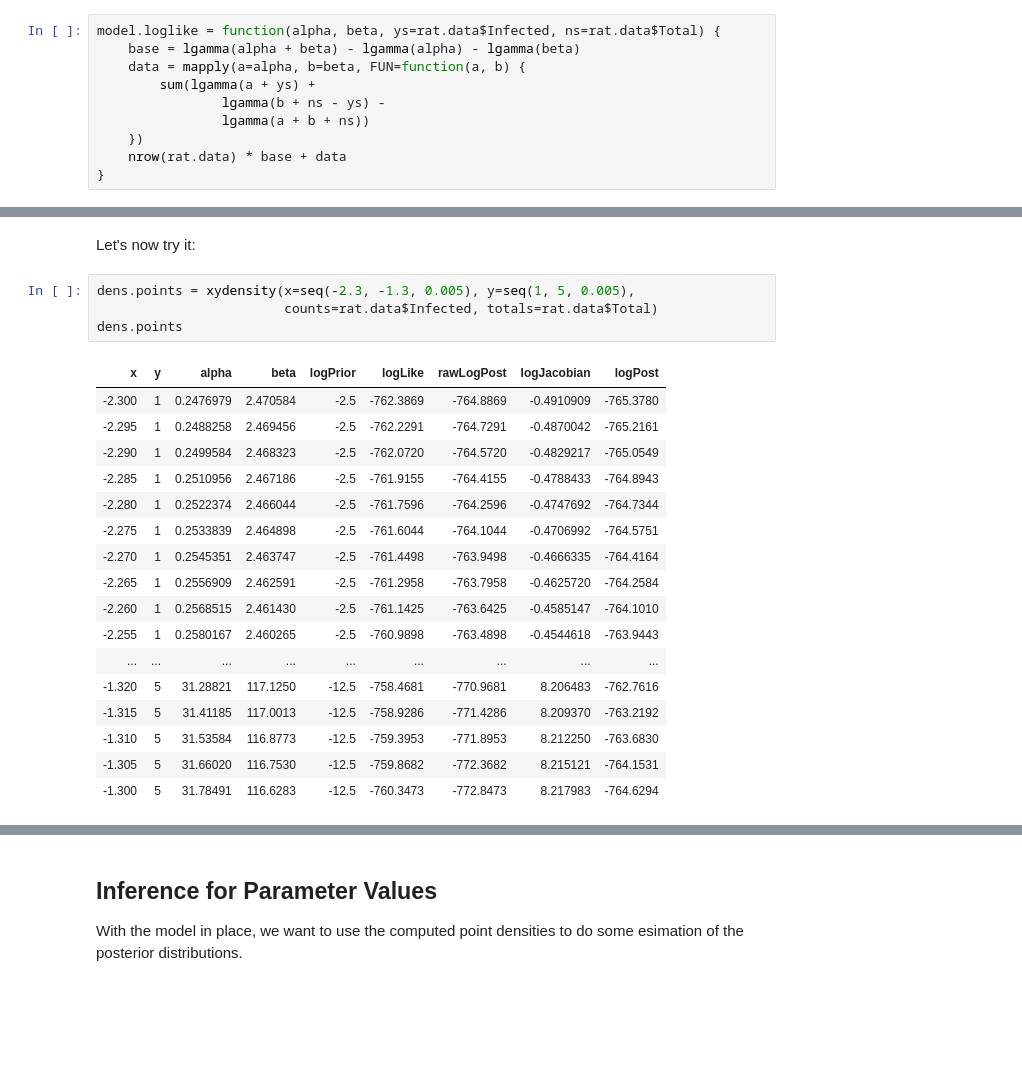
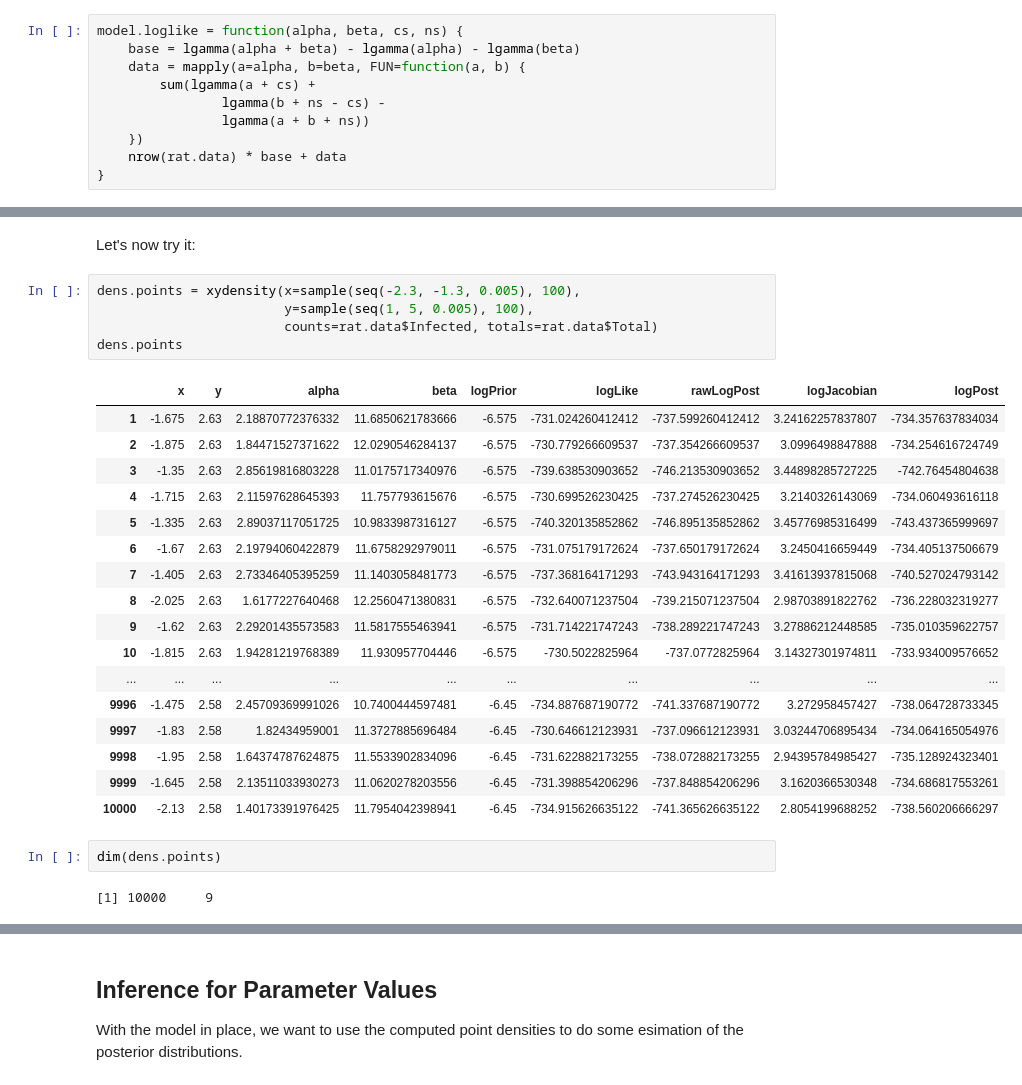
Before and after one commit to mdekstrand/rat-tumors, a Jupyter notebook: ModularTumors.ipynb, the cells around one changed output, grey strips where cells are left out. Drawn from its saved outputs; the diff is of its cells as text; blank space fills up the shorter version.

```diff
--- a/ModularTumors.ipynb
+++ b/ModularTumors.ipynb
@@ -92,11 +93,11 @@ We will compute this log-transformed.
 # %% [markdown]
 So we define the log likelihood function for this model. It will take as input $\alpha$ and $\beta$ vectors (which should be the same length), and return the log likelihood of each $(\alpha, \beta)$ value given the $\mathbf{c}$ and $\mathbf{n}$ vectors:
 # %%
-model.loglike = function(alpha, beta, ys=rat.data$Infected, ns=rat.data$Total) {
+model.loglike = function(alpha, beta, cs, ns) {
     base = lgamma(alpha + beta) - lgamma(alpha) - lgamma(beta)
     data = mapply(a=alpha, b=beta, FUN=function(a, b) {
-        sum(lgamma(a + ys) +
-                lgamma(b + ns - ys) -
+        sum(lgamma(a + cs) +
+                lgamma(b + ns - cs) -
                 lgamma(a + b + ns))
     })
     nrow(rat.data) * base + data
@@ -145,25 +146,30 @@ xydensity = function(x, y, counts, totals, prior=model.prior, loglike=model.logl
 # %% [markdown]
 Let's now try it:
 # %%
-dens.points = xydensity(x=seq(-2.3, -1.3, 0.005), y=seq(1, 5, 0.005),
+dens.points = xydensity(x=sample(seq(-2.3, -1.3, 0.005), 100),
+                        y=sample(seq(1, 5, 0.005), 100),
                         counts=rat.data$Infected, totals=rat.data$Total)
 dens.points
 # %% [output]
-| x | y | alpha | beta | logPrior | logLike | rawLogPost | logJacobian | logPost |
-| -2.300 | 1 | 0.2476979 | 2.470584 | -2.5 | -762.3869 | -764.8869 | -0.4910909 | -765.3780 |
-| -2.295 | 1 | 0.2488258 | 2.469456 | -2.5 | -762.2291 | -764.7291 | -0.4870042 | -765.2161 |
-| -2.290 | 1 | 0.2499584 | 2.468323 | -2.5 | -762.0720 | -764.5720 | -0.4829217 | -765.0549 |
-| -2.285 | 1 | 0.2510956 | 2.467186 | -2.5 | -761.9155 | -764.4155 | -0.4788433 | -764.8943 |
-| -2.280 | 1 | 0.2522374 | 2.466044 | -2.5 | -761.7596 | -764.2596 | -0.4747692 | -764.7344 |
-| -2.275 | 1 | 0.2533839 | 2.464898 | -2.5 | -761.6044 | -764.1044 | -0.4706992 | -764.5751 |
-| -2.270 | 1 | 0.2545351 | 2.463747 | -2.5 | -761.4498 | -763.9498 | -0.4666335 | -764.4164 |
-| -2.265 | 1 | 0.2556909 | 2.462591 | -2.5 | -761.2958 | -763.7958 | -0.4625720 | -764.2584 |
-| -2.260 | 1 | 0.2568515 | 2.461430 | -2.5 | -761.1425 | -763.6425 | -0.4585147 | -764.1010 |
-| -2.255 | 1 | 0.2580167 | 2.460265 | -2.5 | -760.9898 | -763.4898 | -0.4544618 | -763.9443 |
-| ... | ... | ... | ... | ... | ... | ... | ... | ... |
-| -1.320 | 5 | 31.28821 | 117.1250 | -12.5 | -758.4681 | -770.9681 | 8.206483 | -762.7616 |
-| -1.315 | 5 | 31.41185 | 117.0013 | -12.5 | -758.9286 | -771.4286 | 8.209370 | -763.2192 |
-| -1.310 | 5 | 31.53584 | 116.8773 | -12.5 | -759.3953 | -771.8953 | 8.212250 | -763.6830 |
-| -1.305 | 5 | 31.66020 | 116.7530 | -12.5 | -759.8682 | -772.3682 | 8.215121 | -764.1531 |
-| -1.300 | 5 | 31.78491 | 116.6283 | -12.5 | -760.3473 | -772.8473 | 8.217983 | -764.6294 |
+|  | x | y | alpha | beta | logPrior | logLike | rawLogPost | logJacobian | logPost |
+| 1 | -1.675 | 2.63 | 2.18870772376332 | 11.6850621783666 | -6.575 | -731.024260412412 | -737.599260412412 | 3.24162257837807 | -734.357637834034 |
+| 2 | -1.875 | 2.63 | 1.84471527371622 | 12.0290546284137 | -6.575 | -730.779266609537 | -737.354266609537 | 3.0996498847888 | -734.254616724749 |
+| 3 | -1.35 | 2.63 | 2.85619816803228 | 11.0175717340976 | -6.575 | -739.638530903652 | -746.213530903652 | 3.44898285727225 | -742.76454804638 |
+| 4 | -1.715 | 2.63 | 2.11597628645393 | 11.757793615676 | -6.575 | -730.699526230425 | -737.274526230425 | 3.2140326143069 | -734.060493616118 |
+| 5 | -1.335 | 2.63 | 2.89037117051725 | 10.9833987316127 | -6.575 | -740.320135852862 | -746.895135852862 | 3.45776985316499 | -743.437365999697 |
+| 6 | -1.67 | 2.63 | 2.19794060422879 | 11.6758292979011 | -6.575 | -731.075179172624 | -737.650179172624 | 3.2450416659449 | -734.405137506679 |
+| 7 | -1.405 | 2.63 | 2.73346405395259 | 11.1403058481773 | -6.575 | -737.368164171293 | -743.943164171293 | 3.41613937815068 | -740.527024793142 |
+| 8 | -2.025 | 2.63 | 1.6177227640468 | 12.2560471380831 | -6.575 | -732.640071237504 | -739.215071237504 | 2.98703891822762 | -736.228032319277 |
+| 9 | -1.62 | 2.63 | 2.29201435573583 | 11.5817555463941 | -6.575 | -731.714221747243 | -738.289221747243 | 3.27886212448585 | -735.010359622757 |
+| 10 | -1.815 | 2.63 | 1.94281219768389 | 11.930957704446 | -6.575 | -730.5022825964 | -737.0772825964 | 3.14327301974811 | -733.934009576652 |
+| ... | ... | ... | ... | ... | ... | ... | ... | ... | ... |
+| 9996 | -1.475 | 2.58 | 2.45709369991026 | 10.7400444597481 | -6.45 | -734.887687190772 | -741.337687190772 | 3.272958457427 | -738.064728733345 |
+| 9997 | -1.83 | 2.58 | 1.82434959001 | 11.3727885696484 | -6.45 | -730.646612123931 | -737.096612123931 | 3.03244706895434 | -734.064165054976 |
+| 9998 | -1.95 | 2.58 | 1.64374787624875 | 11.5533902834096 | -6.45 | -731.622882173255 | -738.072882173255 | 2.94395784985427 | -735.128924323401 |
+| 9999 | -1.645 | 2.58 | 2.13511033930273 | 11.0620278203556 | -6.45 | -731.398854206296 | -737.848854206296 | 3.1620366530348 | -734.686817553261 |
+| 10000 | -2.13 | 2.58 | 1.40173391976425 | 11.7954042398941 | -6.45 | -734.915626635122 | -741.365626635122 | 2.8054199688252 | -738.560206666297 |
+# %%
+dim(dens.points)
+# %% [output]
+[1] 10000     9
 # %%
```
Also changed, not shown: parts of 16 cells of this notebook.
